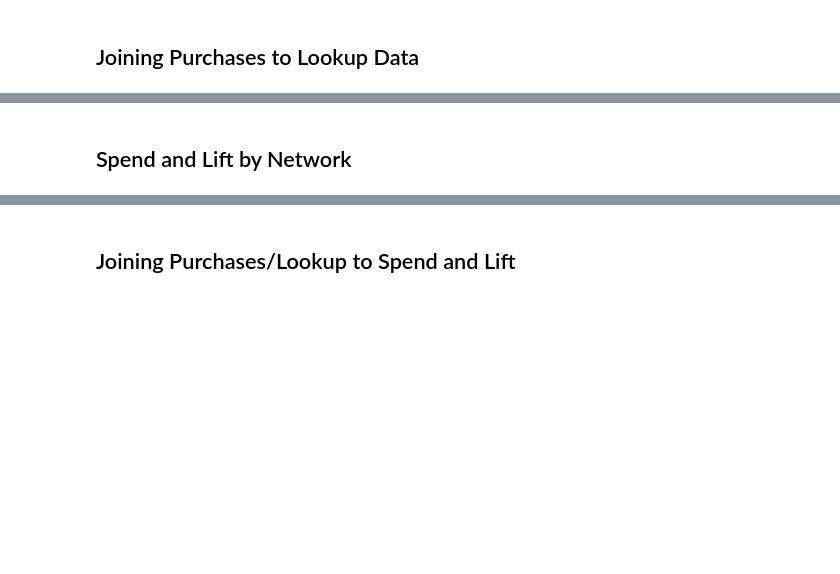
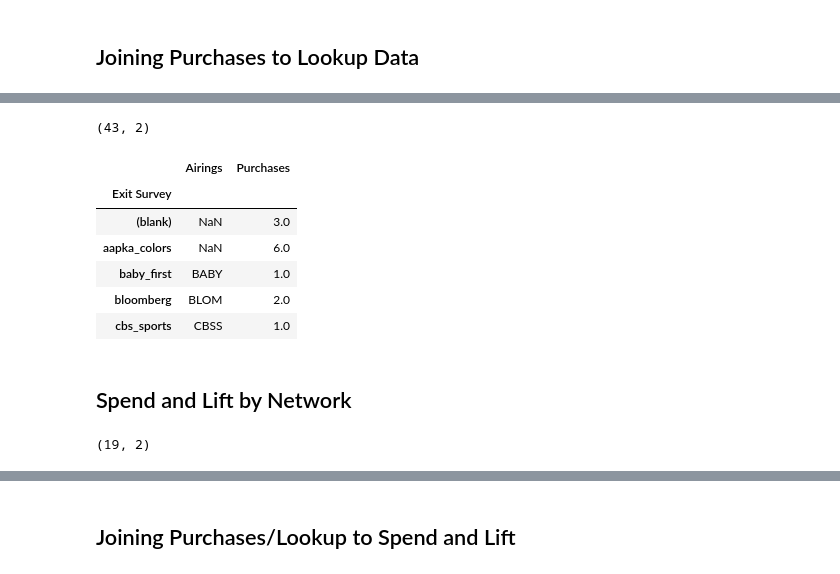
Before and after one commit to papir805/telepulse_ad_campaign_report, a Jupyter notebook: takehome_quiz_answers.ipynb, the cells around one changed output, grey strips where cells are left out. Cells and saved outputs as stored; diff of their text form; code cells hidden in the pictures; blank space fills up the shorter version.

```diff
--- a/takehome_quiz_answers.ipynb
+++ b/takehome_quiz_answers.ipynb
@@ -130,11 +150,25 @@ lookup_data.info()
 # %%
-overall_tbl = lookup_data.merge(right=sum_of_purchases, left_on='Exit Survey', right_on='Source', how='left')
-overall_tbl.drop(labels='Exit Survey.1', axis=1, inplace=True)
-#overall_tbl.rename(columns={0:'Purchases'}, inplace=True)
-overall_tbl.set_index('Exit Survey', inplace=True)
-overall_tbl.shape
+purchases_by_network_w_lookup = lookup_data.merge(right=purchases_by_network, left_on='Exit Survey', right_on='Source', how='left')
+purchases_by_network_w_lookup.drop(labels='Exit Survey.1', axis=1, inplace=True)
+#purchases_by_network_w_lookup.rename(columns={0:'Purchases'}, inplace=True)
+purchases_by_network_w_lookup.set_index('Exit Survey', inplace=True)
+purchases_by_network_w_lookup.shape
+# %% [output]
+(43, 2)
+# %%
+purchases_by_network_w_lookup.head()
+# %% [output]
+|  | Airings | Purchases |
+| Exit Survey |  |  |
+| (blank) | NaN | 3.0 |
+| aapka_colors | NaN | 6.0 |
+| baby_first | BABY | 1.0 |
+| bloomberg | BLOM | 2.0 |
+| cbs_sports | CBSS | 1.0 |
 # %% [markdown]
 ## Spend and Lift by Network
 # %%
-airings_spend_and_lift = airings_data.groupby('Network')[['Spend', 'Lift']].agg('sum')
-airings_spend_and_lift.shape
+spend_and_lift_by_network = airings_data.groupby('Network')[['Spend', 'Lift']].agg('sum')
+spend_and_lift_by_network.shape
+# %% [output]
+(19, 2)
```
Also changed, not shown: parts of 12 cells of this notebook, 1 other file.
